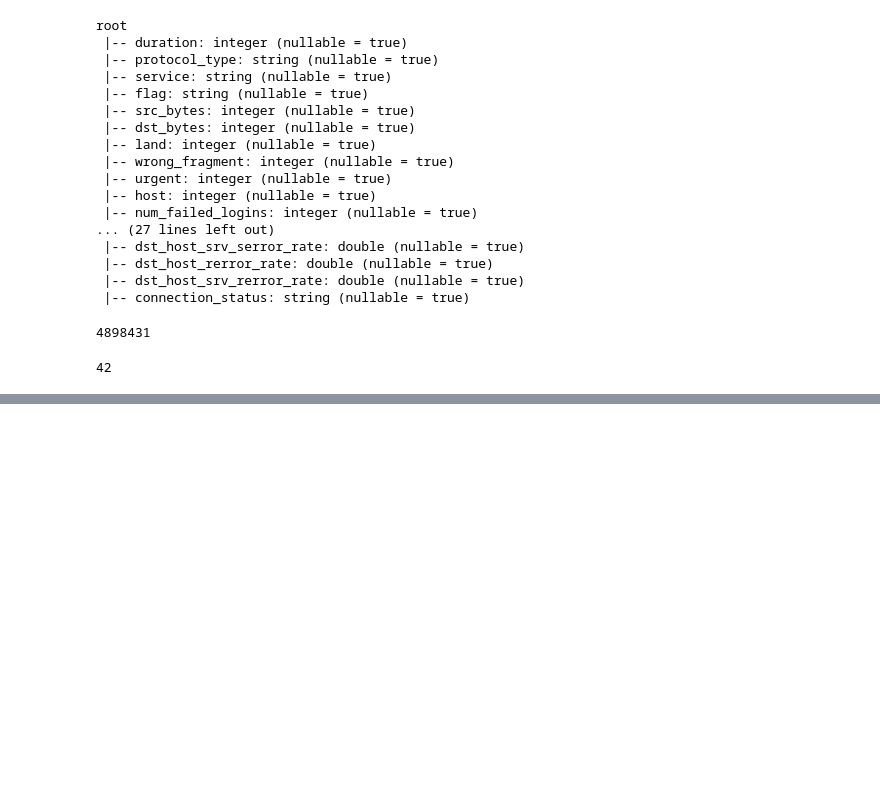
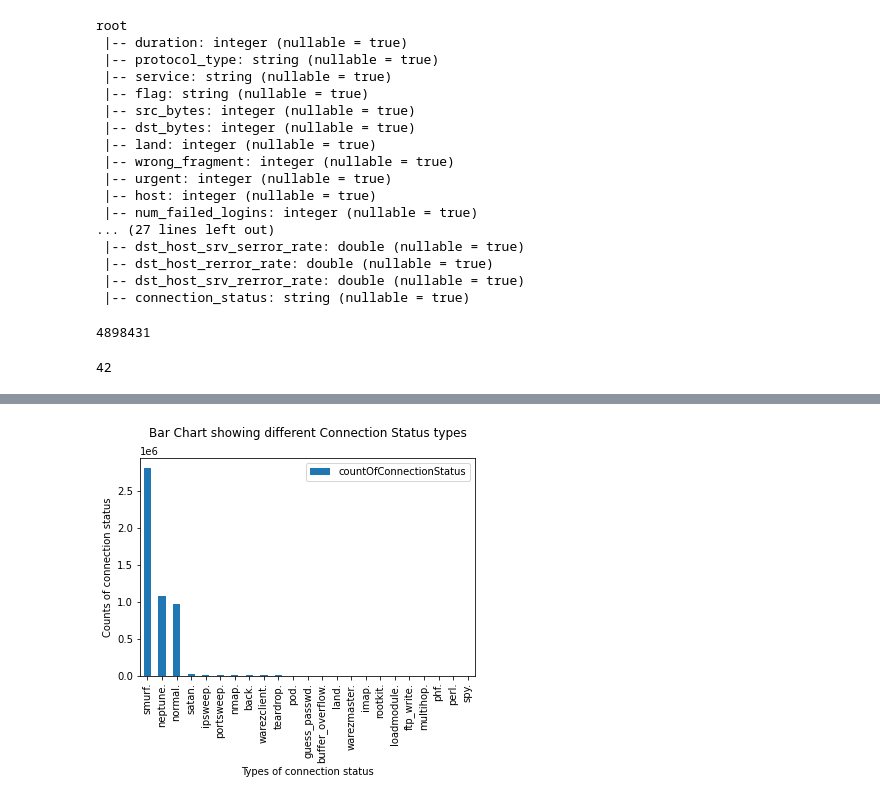
Before and after one commit to A-Nuru/KDDCupSparkSQL, a Jupyter notebook: KDDCupSparkSQL.ipynb, the cells around one changed output, grey strips where cells are left out. Drawn from its saved outputs; the diff is of its cells as text; code cells hidden in the pictures; blank space fills up the shorter version.

```diff
--- a/KDDCupSparkSQL.ipynb
+++ b/KDDCupSparkSQL.ipynb
@@ -134,0 +164,3 @@ df2.createOrReplaceTempView('KDDView')
+# %%
+sqlDF = spark.sql('SELECT connection_status, COUNT(*) as countOfConnectionStatus from KDDView GROUP BY connection_status ORDER BY countOfConnectionStatus')
+sqlDF.show()
@@ -134,0 +185,11 @@ df2.createOrReplaceTempView('KDDView')
+# %%
+# converting sql DF to pandas DF
+pandasDF = sqlDF.toPandas()
+# %%
+# plotting connection status by types - high skewness
+pandasDF.sort_values('countOfConnectionStatus', ascending=False).plot(x='connection_status', y='countOfConnectionStatus', kind='bar')
+plt.title('Bar Chart showing different Connection Status types\n')
+plt.xlabel('Types of connection status')
+plt.ylabel('Counts of connection status');
+# %% [output]
+[figure, added]
```
Also changed, not shown: parts of 24 cells of this notebook.
